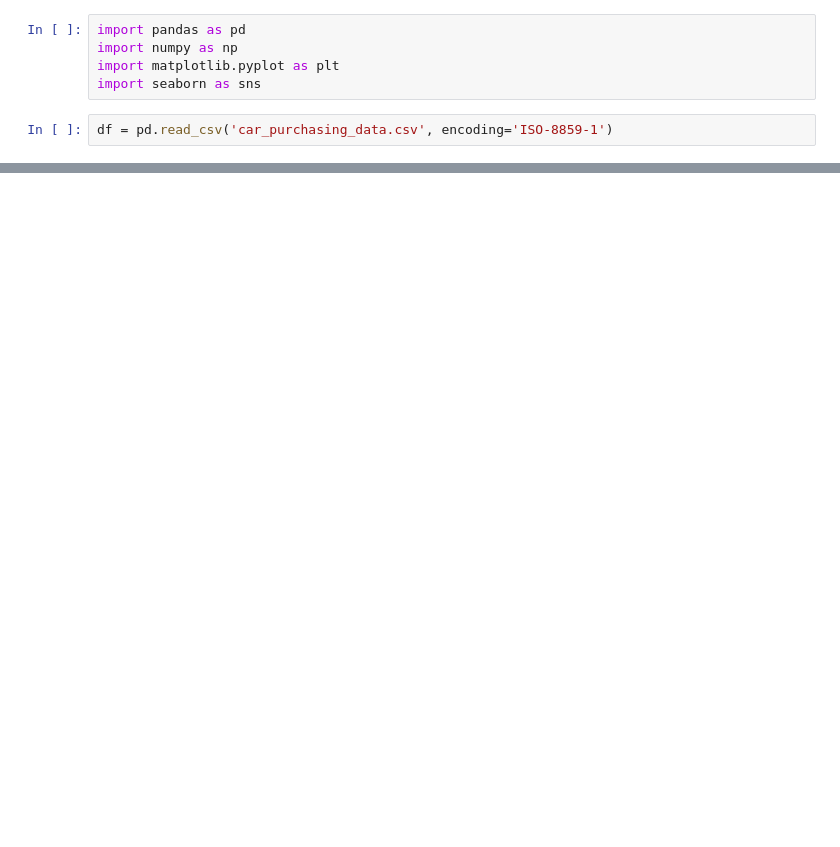
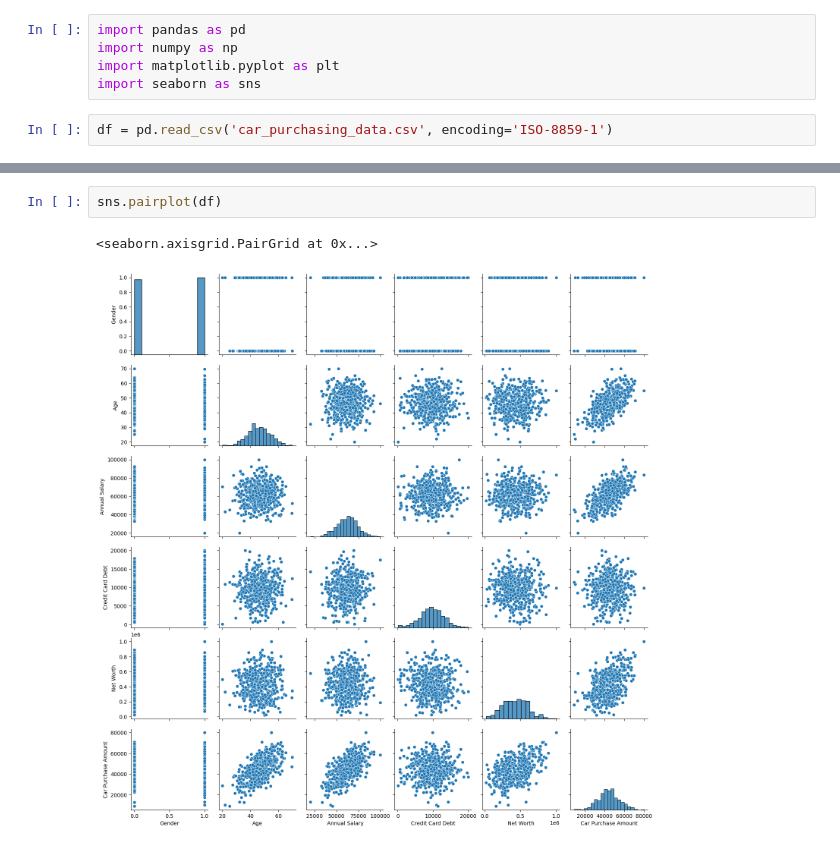
Before and after one commit to Parth0124/Car-Price-Prediction, a Jupyter notebook: preprocessing.ipynb, the cells around one changed output, grey strips where cells are left out. Cells and saved outputs as stored; diff of their text form; blank space fills up the shorter version.

```diff
--- a/preprocessing.ipynb
+++ b/preprocessing.ipynb
@@ -14,3 +14,8 @@ df.head()
 | 2 | Naomi Rodriquez | vulputate.mauris.sagittis@ametcon... | Algeria | 1 | 43.152897 | 53798.55112 | 11160.355060 | 638467.1773 | ... |
 | 3 | Jade Cunningham | malesuada@dignissim.com | Cook Islands | 1 | 58.271369 | 79370.03798 | 14426.164850 | 548599.0524 | ... |
 | 4 | Cedric Leach | felis.ullamcorper.viverra@egetmol... | Brazil | 1 | 57.313749 | 59729.15130 | 5358.712177 | 560304.0671 | ... |
+# %%
+sns.pairplot(df)
+# %% [output]
+<seaborn.axisgrid.PairGrid at 0x...>
+[figure, added]
```
Also changed, not shown: parts of 24 cells of this notebook, 1 other file.
